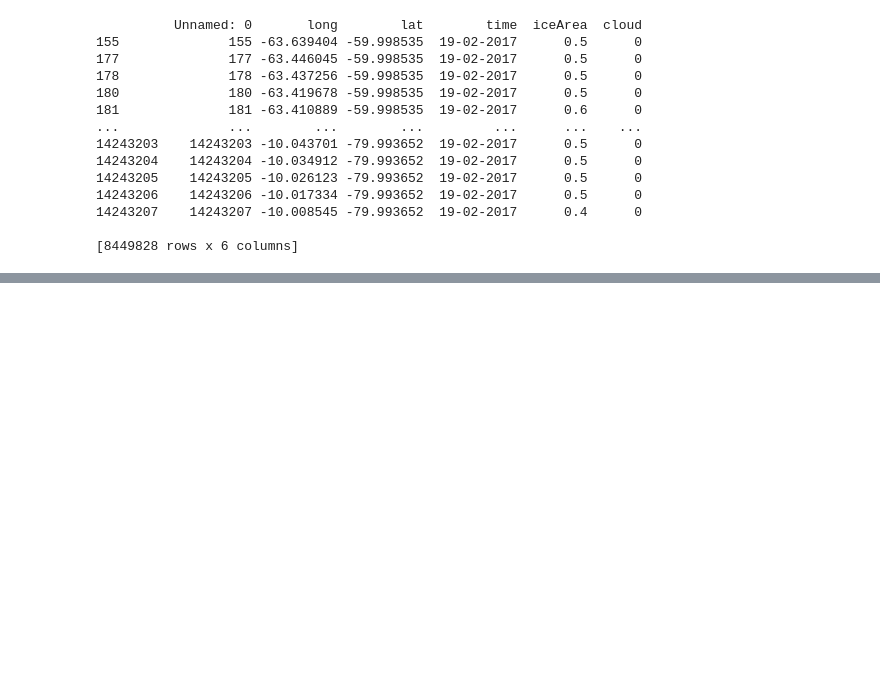
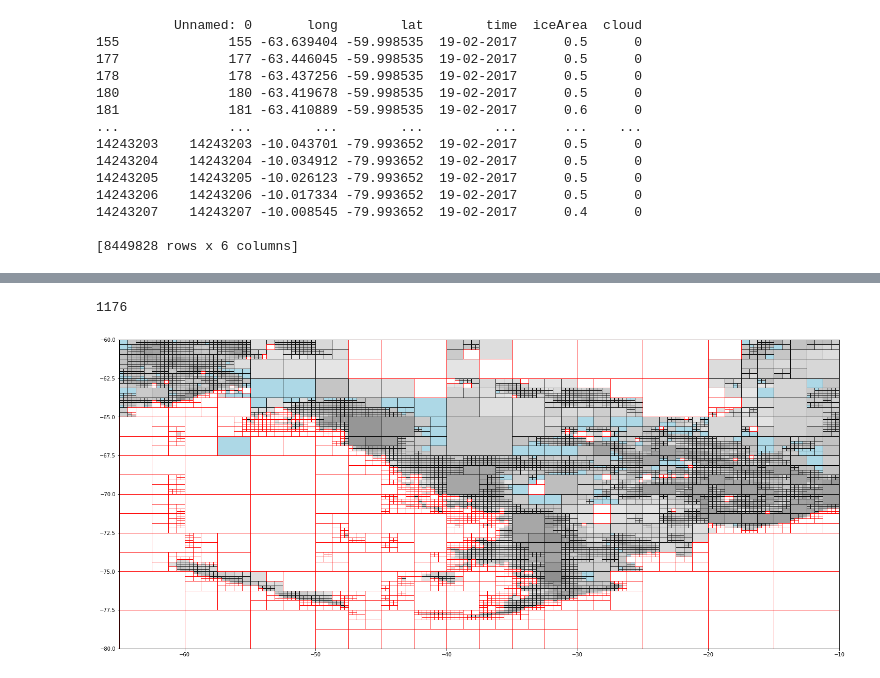
Before and after one commit to antarctica/PolarRoute, a Jupyter notebook: Modis_Testing.ipynb, the cells around one changed output, grey strips where cells are left out. Cells and saved outputs as stored; diff of their text form; code cells hidden in the pictures; blank space fills up the shorter version.

```diff
--- a/Modis_Testing.ipynb
+++ b/Modis_Testing.ipynb
@@ -83 +87,17 @@ modis_grid.plot()
+# %%
+iceThershold = 0.8
+cellsOverBound = []
+
+for cellBox in modis_grid.cellBoxes:
+    if isinstance(cellBox, CellBox):
+        if cellBox.iceArea() >= iceThershold:
+            cellsOverBound.append(cellBox)
+
+print(len(cellsOverBound))
+# %% [output]
+1176
+# %%
+modis_grid.plot(highlightCellBoxes = cellsOverBound)
+# %% [output]
+[figure, added]
 # %%
```
Also changed, not shown: parts of 11 cells of this notebook, 2 other files.
